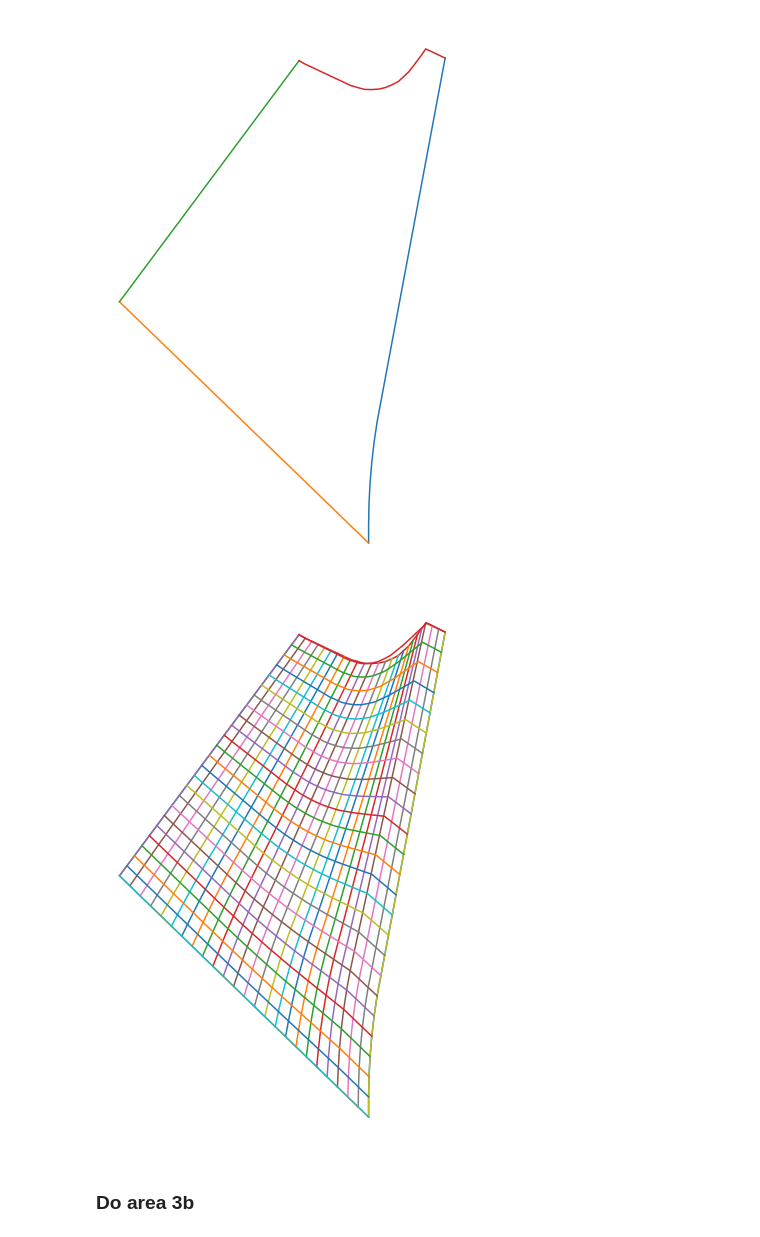
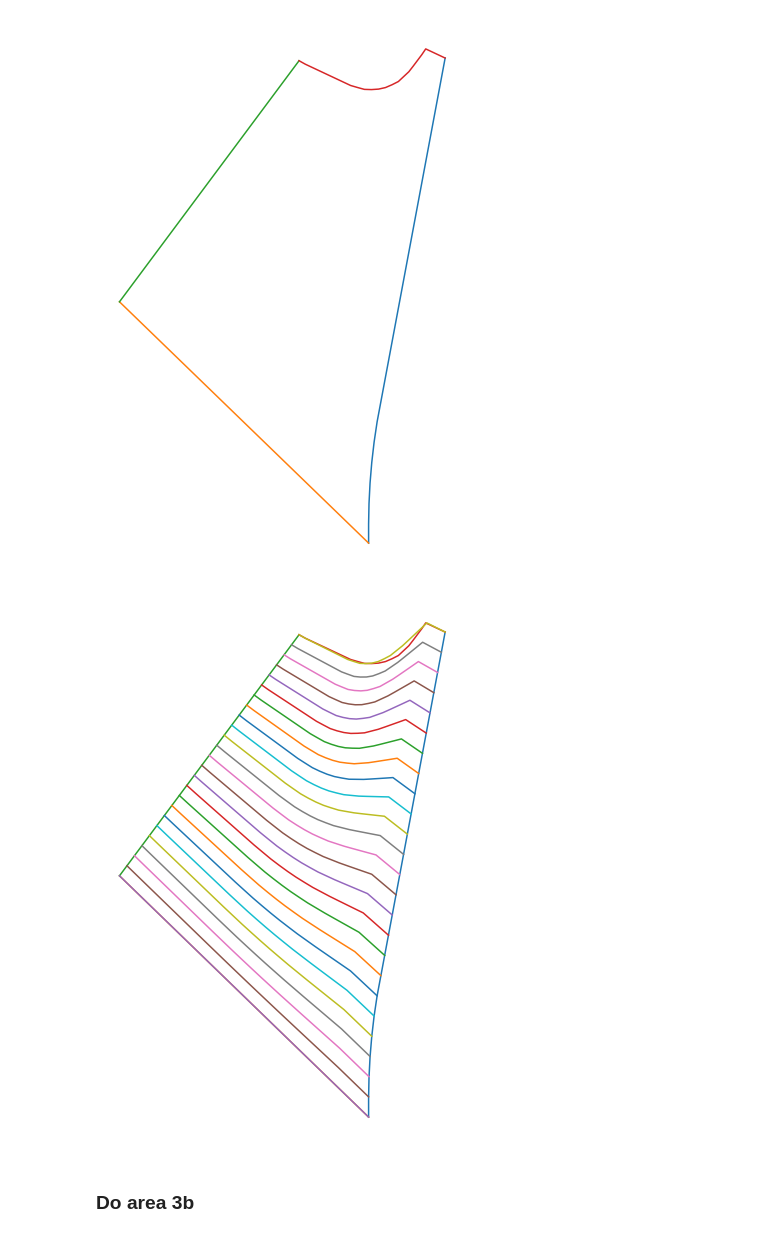
Before and after one commit to byuflowlab/iea37-casestudies-extrafiles, a Jupyter notebook: cs3-4/optimo-attempt-1/bakerIEA37cs3-04-cs3workout.ipynb, the cells around one changed output. Cells and saved outputs as stored; diff of their text form; code cells hidden in the pictures.

```diff
--- a/cs3-4/optimo-attempt-1/bakerIEA37cs3-04-cs3workout.ipynb
+++ b/cs3-4/optimo-attempt-1/bakerIEA37cs3-04-cs3workout.ipynb
@@ -74,19 +74,19 @@ for i in range(numSides3a):
 # %%
 #-- Plot the grids --#
 # Plot the boundary and the endpoints.
 for i in range(numSides3a):
     plt.hold = True
     printBoundaryArray(segCoordList3a[i].x, splineList3a[i](segCoordList3a[i].x), displaySize)
 
 #- Plot the mesh -#
 [horizLineArrayTrs3a, vertLineArrayTrs3a] = computeVertLines(splineList3a, segCoordList3a, numGridLines, numLinspace, numSides3a)
 
-for i in range(numGridLines):
-    plt.plot(vertLineArrayTrs3a[i].x, vertLineArrayTrs3a[i].y)
+#for i in range(numGridLines):
+    #plt.plot(vertLineArrayTrs3a[i].x, vertLineArrayTrs3a[i].y)
 for i in range(numLinspace):
     plt.plot(horizLineArrayTrs3a[i].x, horizLineArrayTrs3a[i].y)
 # %% [output]
-[figure, old version]
+[figure, new version]
 # %% [markdown]
 ### Do area 3b
 # %%
```
Also changed, not shown: 49 other files.
